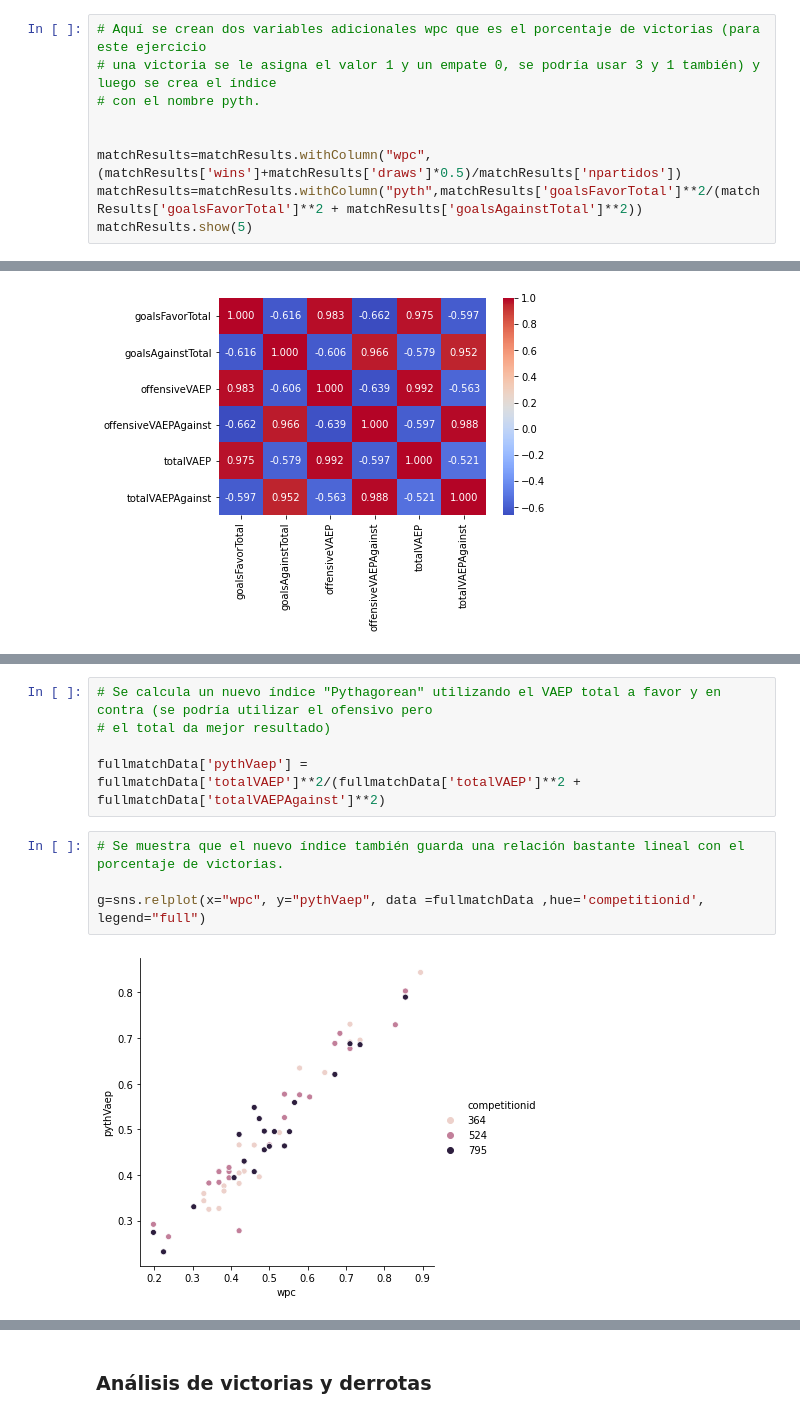
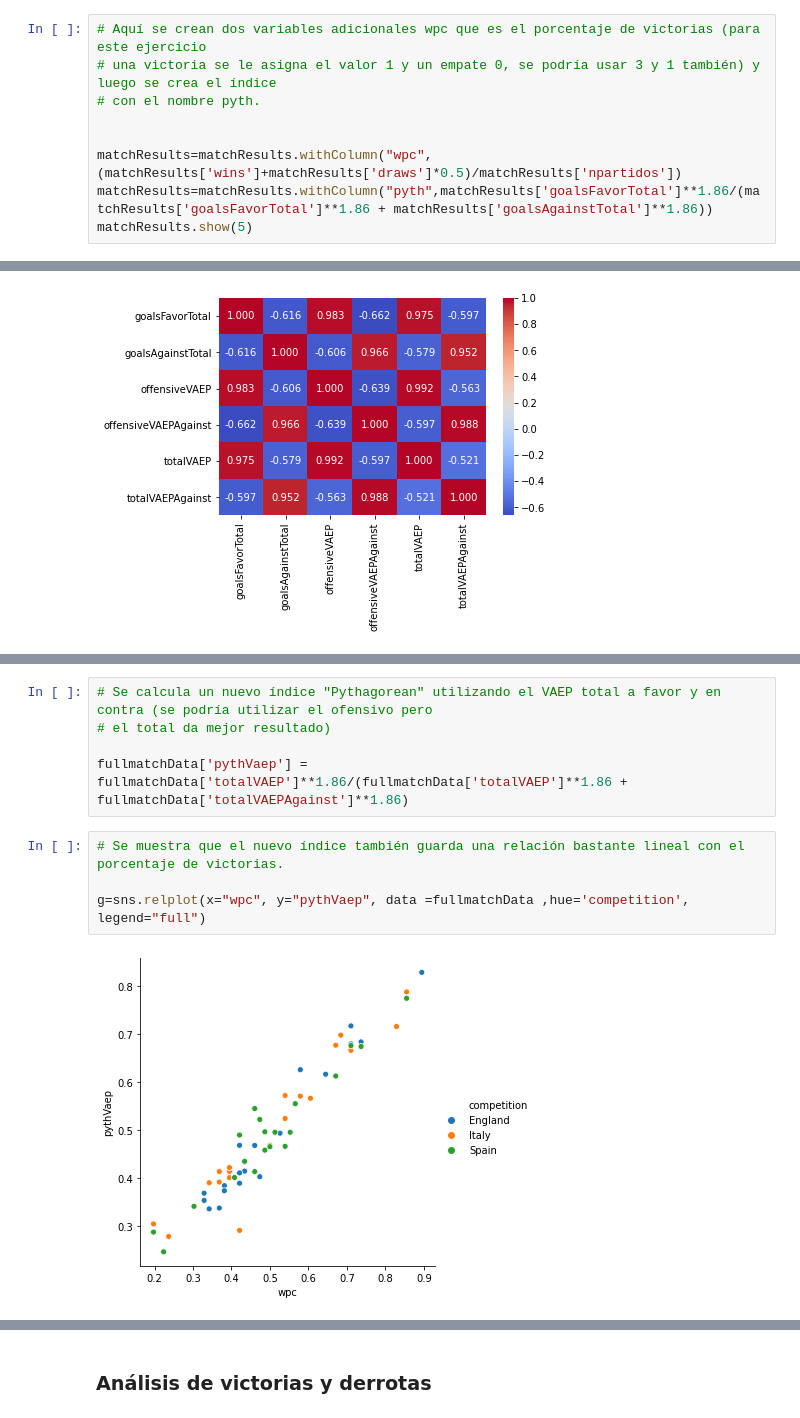
Before and after one commit to mferrad/vaep, a Jupyter notebook: Scripts y visualizaciones/Data Analysis.ipynb, the cells around one changed output, grey strips where cells are left out. Saved outputs shown, nothing was run; the diff lists cells and outputs as text.

```diff
--- a/Scripts y visualizaciones/Data Analysis.ipynb
+++ b/Scripts y visualizaciones/Data Analysis.ipynb
@@ -89,6 +91,6 @@ only showing top 5 rows
 
 
 matchResults=matchResults.withColumn("wpc",(matchResults['wins']+matchResults['draws']*0.5)/matchResults['npartidos'])
-matchResults=matchResults.withColumn("pyth",matchResults['goalsFavorTotal']**2/(matchResults['goalsFavorTotal']**2 + matchResults['goalsAgainstTotal']**2))
+matchResults=matchResults.withColumn("pyth",matchResults['goalsFavorTotal']**1.86/(matchResults['goalsFavorTotal']**1.86 + matchResults['goalsAgainstTotal']**1.86))
 matchResults.show(5)
 # %% [output]
@@ -199,10 +258,10 @@ g=sns.relplot(x="offensiveVAEPAgainst", y="goalsAgainstTotal", data =fullmatchDa
 # Se calcula un nuevo índice "Pythagorean" utilizando el VAEP total a favor y en contra (se podría utilizar el ofensivo pero
 # el total da mejor resultado)
 
-fullmatchData['pythVaep'] = fullmatchData['totalVAEP']**2/(fullmatchData['totalVAEP']**2 + fullmatchData['totalVAEPAgainst']**2)
+fullmatchData['pythVaep'] = fullmatchData['totalVAEP']**1.86/(fullmatchData['totalVAEP']**1.86 + fullmatchData['totalVAEPAgainst']**1.86)
 # %%
 # Se muestra que el nuevo índice también guarda una relación bastante lineal con el porcentaje de victorias.
 
-g=sns.relplot(x="wpc", y="pythVaep", data =fullmatchData ,hue='competitionid', legend="full")
+g=sns.relplot(x="wpc", y="pythVaep", data =fullmatchData ,hue='competition', legend="full")
 # %% [output]
-[figure, old version]
+[figure, new version]
```
Also changed, not shown: parts of 40 cells of this notebook.
